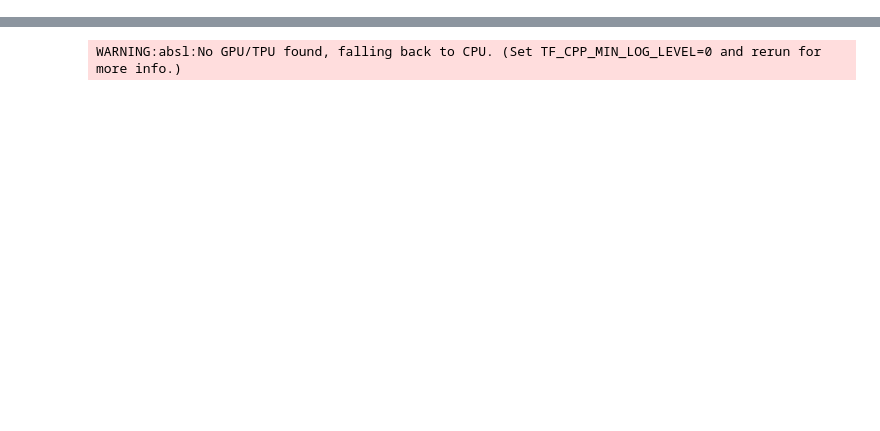
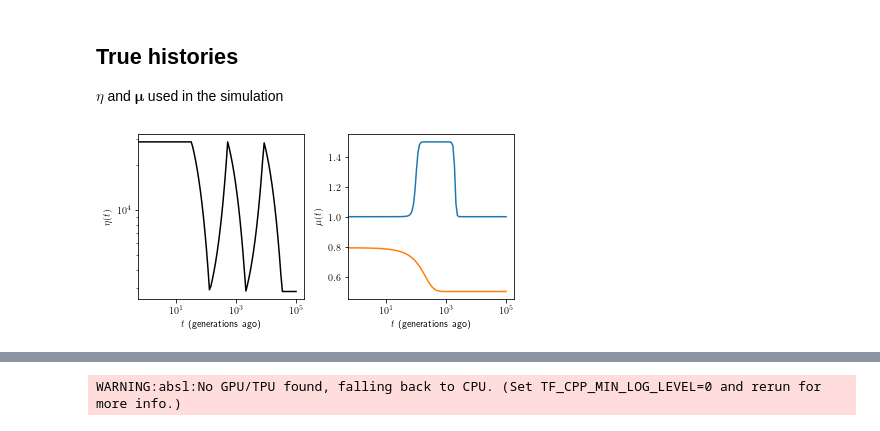
Before and after one commit to harrispopgen/mushi, a Jupyter notebook: simulation/plots.ipynb, the cells around one changed output, grey strips where cells are left out. Drawn from its saved outputs; the diff is of its cells as text; code cells hidden in the pictures; blank space fills up the shorter version.

```diff
--- a/simulation/plots.ipynb
+++ b/simulation/plots.ipynb
@@ -8,3 +14,18 @@ from mushi.utils import prf
 
 mpl.rc('text', usetex=True)
 mpl.rcParams['text.latex.preamble']=r"\usepackage{amsmath}"
+# %% [markdown]
+## True histories
+$\eta$ and $\boldsymbol\mu$ used in the simulation
+# %%
+eta_true = pickle.load(open('output/eta.pkl', 'rb'))
+mu_true = pickle.load(open('output/mu.pkl', 'rb'))
+
+plt.figure(figsize=(6, 3))
+plt.subplot(121)
+eta_true.plot(c='k')
+plt.subplot(122)
+mu_true.plot((0, 1))
+plt.show()
+# %% [output]
+[figure, added]
```
Also changed, not shown: parts of 14 cells of this notebook, 2 other files.
